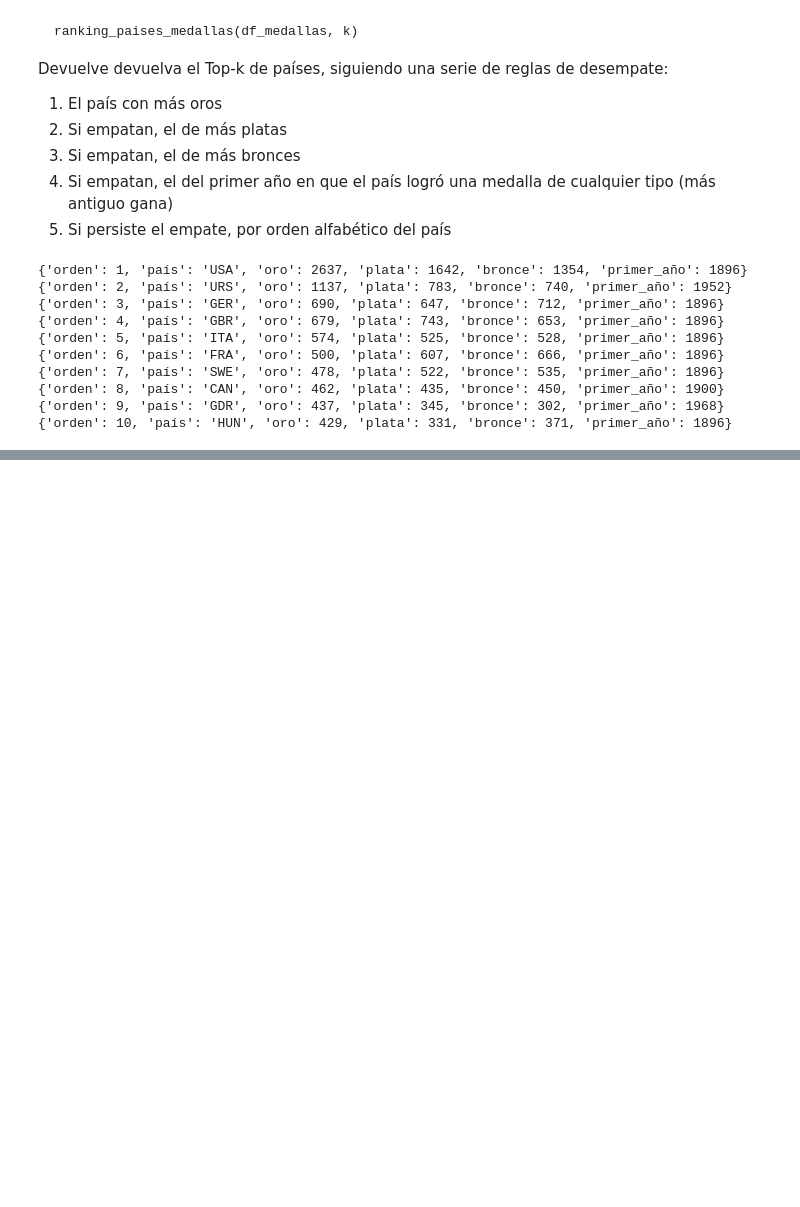
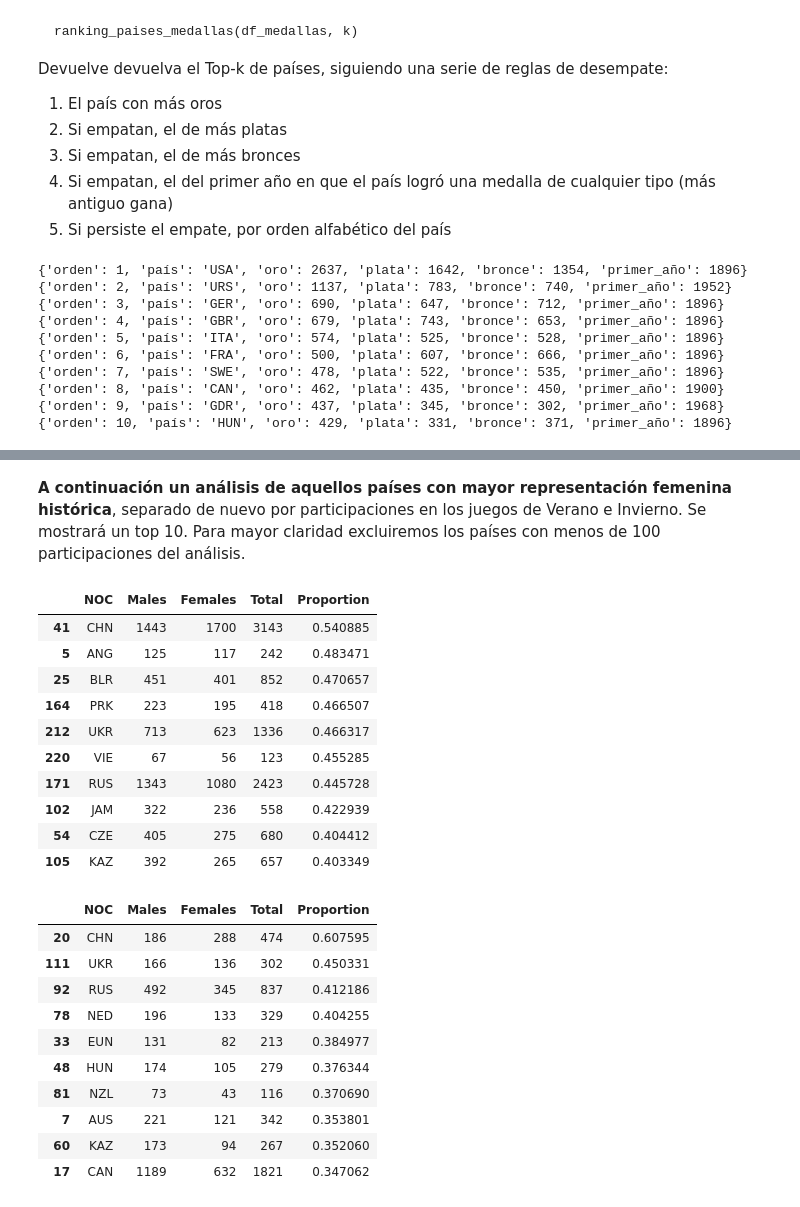
Before and after one commit to Yassin-Pellicer/UPV-GII, a Jupyter notebook: MIADA/PYTHON_PARA_CIENCIA_DE_DATOS/project/yassin-pellicer-project.ipynb, the cells around one changed output, grey strips where cells are left out. Cells and saved outputs as stored; diff of their text form; code cells hidden in the pictures; blank space fills up the shorter version.

```diff
--- a/MIADA/PYTHON_PARA_CIENCIA_DE_DATOS/project/yassin-pellicer-project.ipynb
+++ b/MIADA/PYTHON_PARA_CIENCIA_DE_DATOS/project/yassin-pellicer-project.ipynb
@@ -991,0 +1094,58 @@ ranking_paises_medallas(athlete_medals_df, 10)
+# %% [markdown]
+**A continuación un análisis de aquellos países con mayor representación femenina histórica**, separado de nuevo por participaciones en los juegos de Verano e Invierno. Se mostrará un top 10. Para mayor claridad excluiremos los países con menos de 100 participaciones del análisis.
+# %%
+summer = (
+  athlete_medals_df
+  .loc[athlete_medals_df["Season"] == "Summer"]
+  .drop_duplicates(subset=["ID", "NOC", "Games"])
+  .groupby(["NOC"], as_index=False)
+  .agg(
+    Males=("Sex", lambda s: (s == "M").sum()),
+    Females=("Sex", lambda s: (s == "F").sum()),
+    Total=("Sex", lambda s: ((s == "M") | (s == "F")).sum())
+  )
+  .loc[lambda df: df["Total"] >= 100]
+  .assign(Proportion = lambda df: df["Females"] / (df["Males"] + df["Females"]))
+  .sort_values(["Proportion", "Females", "NOC"], ascending=[False, False, False])
+).head(10)
+
+winter = (
+  athlete_medals_df
+  .loc[athlete_medals_df["Season"] == "Winter"]
+  .drop_duplicates(subset=["ID", "NOC", "Games"])
+  .groupby(["NOC"], as_index=False)
+  .agg(
+    Males=("Sex", lambda s: (s == "M").sum()),
+    Females=("Sex", lambda s: (s == "F").sum()),
+    Total=("Sex", lambda s: ((s == "M") | (s == "F")).sum())
+  )
+  .loc[lambda df: df["Total"] >= 100]
+  .assign(Proportion = lambda df: df["Females"] / (df["Males"] + df["Females"]))
+  .sort_values(["Proportion", "Females", "NOC"], ascending=[False, False, False])
+).head(10)
+
+display(summer)
+display(winter)
+# %% [output]
+|  | NOC | Males | Females | Total | Proportion |
+| 41 | CHN | 1443 | 1700 | 3143 | 0.540885 |
+| 5 | ANG | 125 | 117 | 242 | 0.483471 |
+| 25 | BLR | 451 | 401 | 852 | 0.470657 |
+| 164 | PRK | 223 | 195 | 418 | 0.466507 |
+| 212 | UKR | 713 | 623 | 1336 | 0.466317 |
+| 220 | VIE | 67 | 56 | 123 | 0.455285 |
+| 171 | RUS | 1343 | 1080 | 2423 | 0.445728 |
+| 102 | JAM | 322 | 236 | 558 | 0.422939 |
+| 54 | CZE | 405 | 275 | 680 | 0.404412 |
+| 105 | KAZ | 392 | 265 | 657 | 0.403349 |
+|  | NOC | Males | Females | Total | Proportion |
+| 20 | CHN | 186 | 288 | 474 | 0.607595 |
+| 111 | UKR | 166 | 136 | 302 | 0.450331 |
+| 92 | RUS | 492 | 345 | 837 | 0.412186 |
+| 78 | NED | 196 | 133 | 329 | 0.404255 |
+| 33 | EUN | 131 | 82 | 213 | 0.384977 |
+| 48 | HUN | 174 | 105 | 279 | 0.376344 |
+| 81 | NZL | 73 | 43 | 116 | 0.370690 |
+| 7 | AUS | 221 | 121 | 342 | 0.353801 |
+| 60 | KAZ | 173 | 94 | 267 | 0.352060 |
+| 17 | CAN | 1189 | 632 | 1821 | 0.347062 |
```
Also changed, not shown: parts of 13 cells of this notebook, 2 other files.
